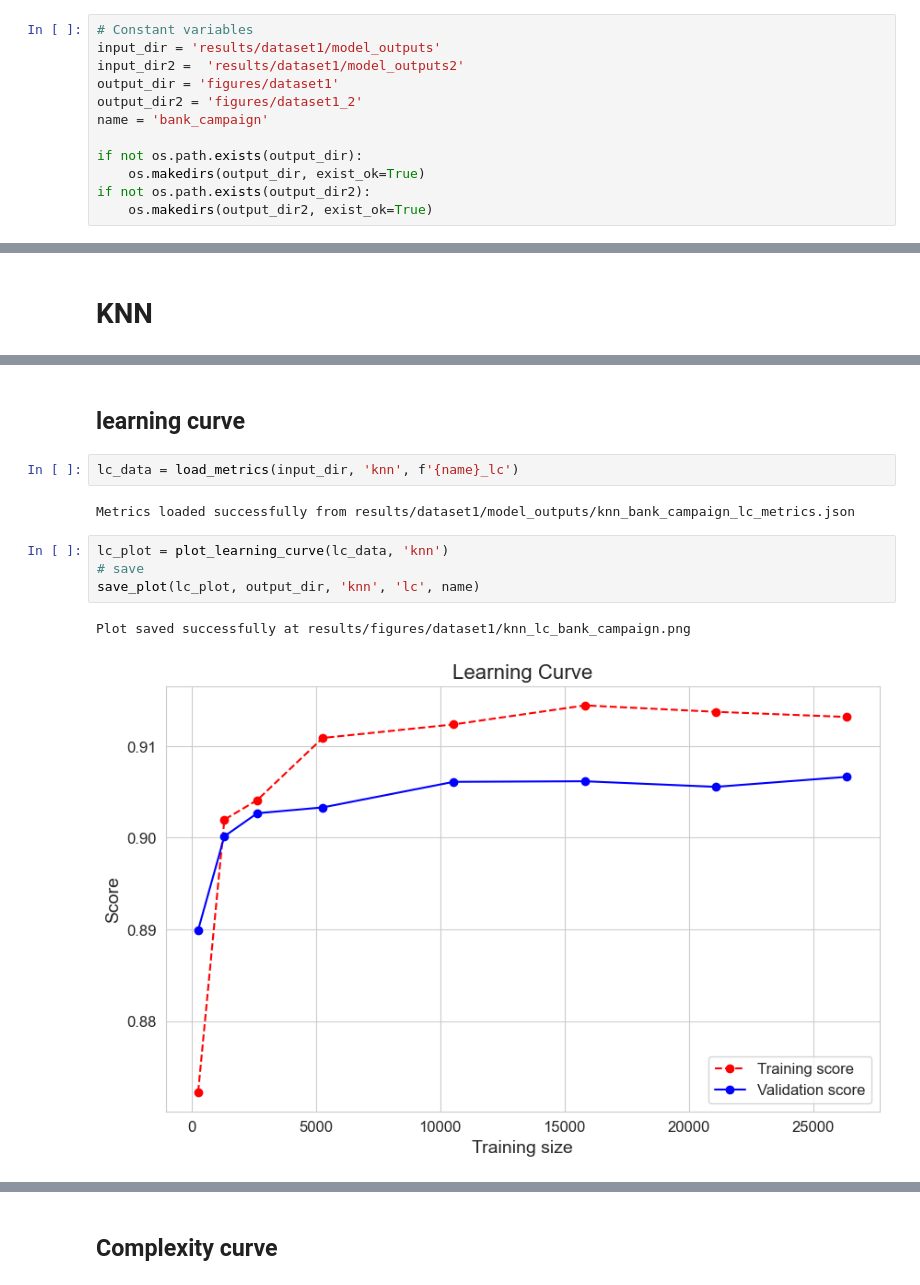
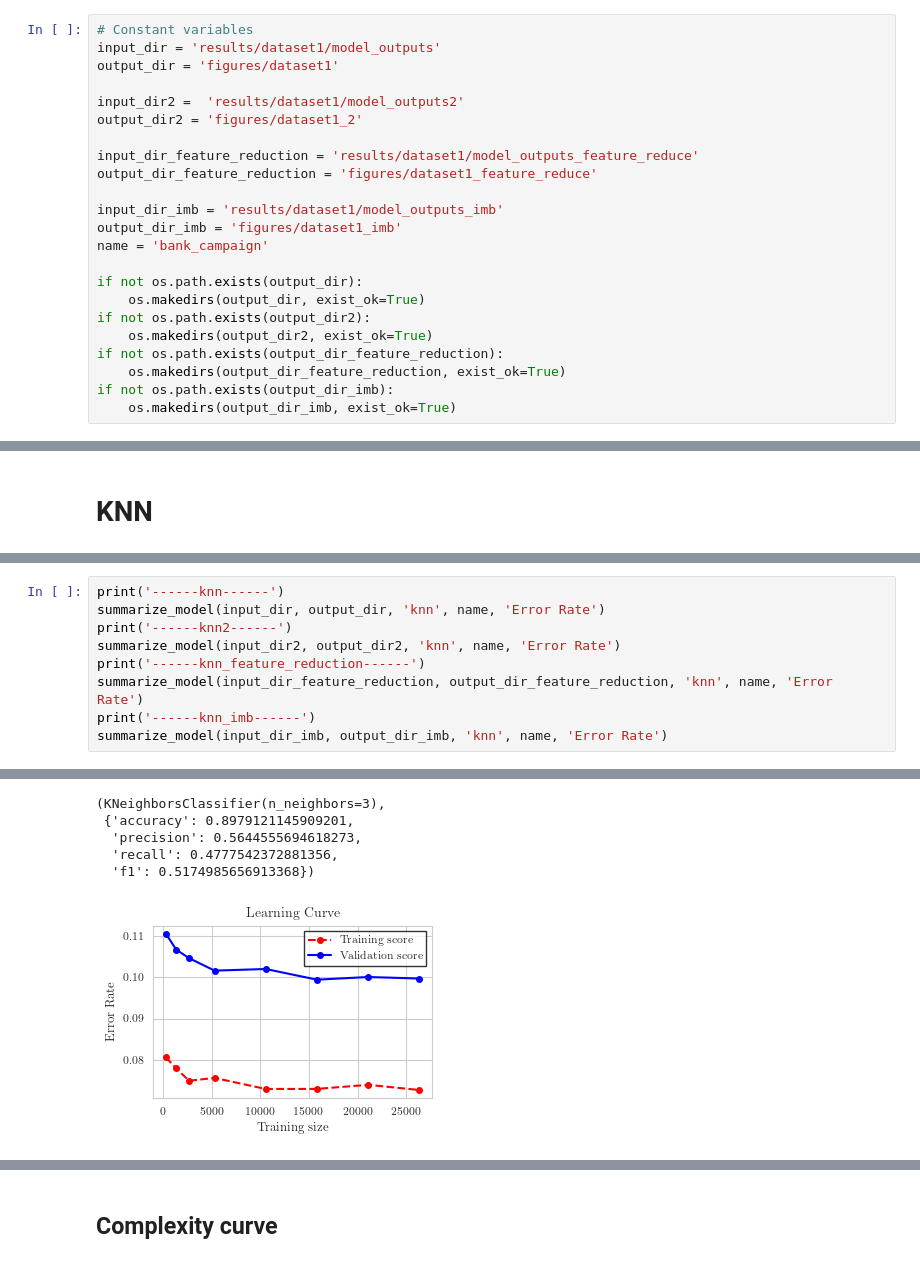
Before and after one commit to placeboo/MachineLearningProjects, a Jupyter notebook: Classification/notebooks/dataset1_result_analysis.ipynb, the cells around one changed output, grey strips where cells are left out. Drawn from its saved outputs; the diff is of its cells as text.

```diff
--- a/Classification/notebooks/dataset1_result_analysis.ipynb
+++ b/Classification/notebooks/dataset1_result_analysis.ipynb
@@ -14,12 +19,23 @@ from src.common.utils import load_model, load_metrics, plot_learning_curve, save
 # %%
 # Constant variables
 input_dir = 'results/dataset1/model_outputs'
+output_dir = 'figures/dataset1'
+
 input_dir2 =  'results/dataset1/model_outputs2'
-output_dir = 'figures/dataset1'
 output_dir2 = 'figures/dataset1_2'
+
+input_dir_feature_reduction = 'results/dataset1/model_outputs_feature_reduce'
+output_dir_feature_reduction = 'figures/dataset1_feature_reduce'
+
+input_dir_imb = 'results/dataset1/model_outputs_imb'
+output_dir_imb = 'figures/dataset1_imb'
 name = 'bank_campaign'
 
 if not os.path.exists(output_dir):
     os.makedirs(output_dir, exist_ok=True)
 if not os.path.exists(output_dir2):
     os.makedirs(output_dir2, exist_ok=True)
+if not os.path.exists(output_dir_feature_reduction):
+    os.makedirs(output_dir_feature_reduction, exist_ok=True)
+if not os.path.exists(output_dir_imb):
+    os.makedirs(output_dir_imb, exist_ok=True)
@@ -39,13 +58,10 @@ the metrics of testing dataset: {'accuracy': 0.902889050740471, 'precision': 0.6
-# %% [markdown]
-## learning curve
-# %%
-lc_data = load_metrics(input_dir, 'knn', f'{name}_lc')
-# %% [output]
-Metrics loaded successfully from results/dataset1/model_outputs/knn_bank_campaign_lc_metrics.json
-# %%
-lc_plot = plot_learning_curve(lc_data, 'knn')
-# save
-save_plot(lc_plot, output_dir, 'knn', 'lc', name)
-# %% [output]
-Plot saved successfully at results/figures/dataset1/knn_lc_bank_campaign.png
-[figure, removed]
+# %%
+print('------knn------')
+summarize_model(input_dir, output_dir, 'knn', name, 'Error Rate')
+print('------knn2------')
+summarize_model(input_dir2, output_dir2, 'knn', name, 'Error Rate')
+print('------knn_feature_reduction------')
+summarize_model(input_dir_feature_reduction, output_dir_feature_reduction, 'knn', name, 'Error Rate')
+print('------knn_imb------')
+summarize_model(input_dir_imb, output_dir_imb, 'knn', name, 'Error Rate')
+# %% [output]
@@ -51,0 +85,6 @@ Plot saved successfully at results/figures/dataset1/knn_lc_bank_campaign.png
+(KNeighborsClassifier(n_neighbors=3),
+ {'accuracy': 0.8979121145909201,
+  'precision': 0.5644555694618273,
+  'recall': 0.4777542372881356,
+  'f1': 0.5174985656913368})
+[figure, added]
```
Also changed, not shown: parts of 52 cells of this notebook, 21 other files.
